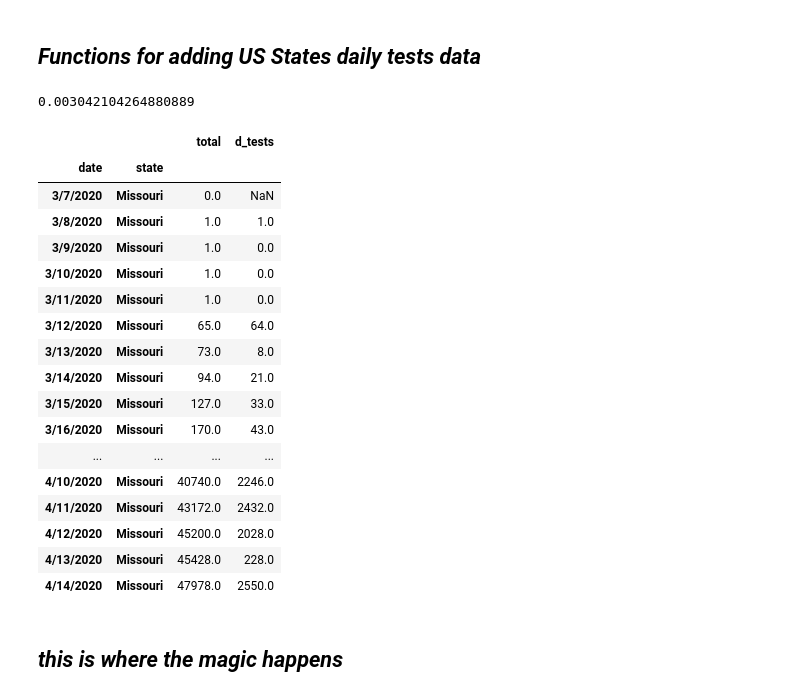
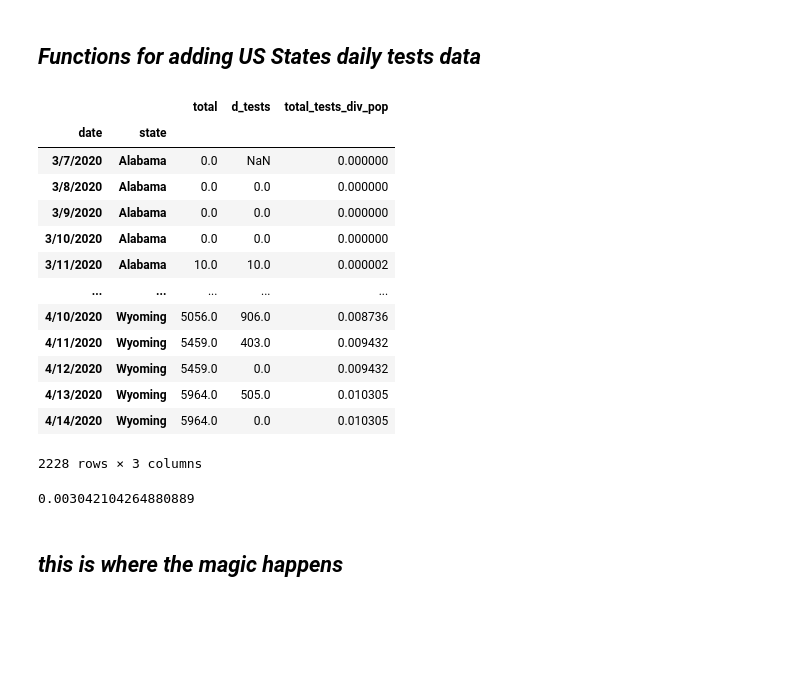
Before and after one commit to hopl1t/covid19, a Jupyter notebook: notebooks/add_gdp_urban_tests_to_pickle_1504.ipynb, the cells around one changed output. Cells and saved outputs as stored; diff of their text form; code cells hidden in the pictures; blank space fills up the shorter version.

```diff
--- a/notebooks/add_gdp_urban_tests_to_pickle_1504.ipynb
+++ b/notebooks/add_gdp_urban_tests_to_pickle_1504.ipynb
@@ -415,6 +468,23 @@ d_tests_us_states_df['total_tests_div_pop'] = d_tests_us_states_df.apply(lambda
 
 # set multi index
 d_tests_us_states_df = d_tests_us_states_df.set_index(['date','state'])
+# %%
+d_tests_us_states_df
+# %% [output]
+|  |  | total | d_tests | total_tests_div_pop |
+| date | state |  |  |  |
+| 3/7/2020 | Alabama | 0.0 | NaN | 0.000000 |
+| 3/8/2020 | Alabama | 0.0 | 0.0 | 0.000000 |
+| 3/9/2020 | Alabama | 0.0 | 0.0 | 0.000000 |
+| 3/10/2020 | Alabama | 0.0 | 0.0 | 0.000000 |
+| 3/11/2020 | Alabama | 10.0 | 10.0 | 0.000002 |
+| ... | ... | ... | ... | ... |
+| 4/10/2020 | Wyoming | 5056.0 | 906.0 | 0.008736 |
+| 4/11/2020 | Wyoming | 5459.0 | 403.0 | 0.009432 |
+| 4/12/2020 | Wyoming | 5459.0 | 0.0 | 0.009432 |
+| 4/13/2020 | Wyoming | 5964.0 | 505.0 | 0.010305 |
+| 4/14/2020 | Wyoming | 5964.0 | 0.0 | 0.010305 |
+2228 rows × 3 columns
 # %%
 # STATE_POP_PKL_PATH = '../external_datasets/state_pop.pkl'
 # with open(STATE_POP_PKL_PATH, 'wb') as file:
@@ -431,26 +501,7 @@ d_tests_us_states_df = d_tests_us_states_df.set_index(['date','state'])
 # %% [output]
 0.003042104264880889
 # %%
-d_tests_us_states_df.iloc[d_tests_us_states_df.index.get_level_values('state') == 'Missouri']
+# d_tests_us_states_df.iloc[d_tests_us_states_df.index.get_level_values('state') == 'Missouri']
-# %% [output]
-|  |  | total | d_tests |
-| date | state |  |  |
-| 3/7/2020 | Missouri | 0.0 | NaN |
-| 3/8/2020 | Missouri | 1.0 | 1.0 |
-| 3/9/2020 | Missouri | 1.0 | 0.0 |
-| 3/10/2020 | Missouri | 1.0 | 0.0 |
-| 3/11/2020 | Missouri | 1.0 | 0.0 |
-| 3/12/2020 | Missouri | 65.0 | 64.0 |
-| 3/13/2020 | Missouri | 73.0 | 8.0 |
-| 3/14/2020 | Missouri | 94.0 | 21.0 |
-| 3/15/2020 | Missouri | 127.0 | 33.0 |
-| 3/16/2020 | Missouri | 170.0 | 43.0 |
-| ... | ... | ... | ... |
-| 4/10/2020 | Missouri | 40740.0 | 2246.0 |
-| 4/11/2020 | Missouri | 43172.0 | 2432.0 |
-| 4/12/2020 | Missouri | 45200.0 | 2028.0 |
-| 4/13/2020 | Missouri | 45428.0 | 228.0 |
-| 4/14/2020 | Missouri | 47978.0 | 2550.0 |
 # %% [markdown]
 ## _this is where the magic happens_
 # %%
```
Also changed, not shown: parts of 22 cells of this notebook.
